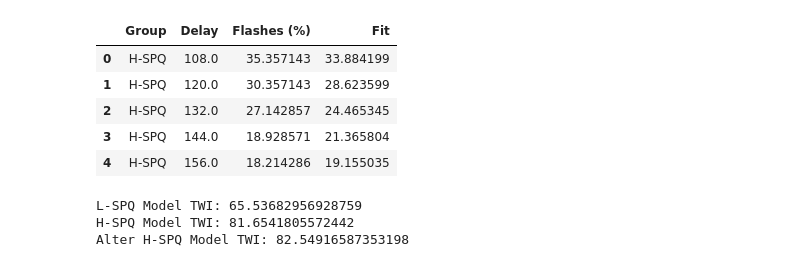
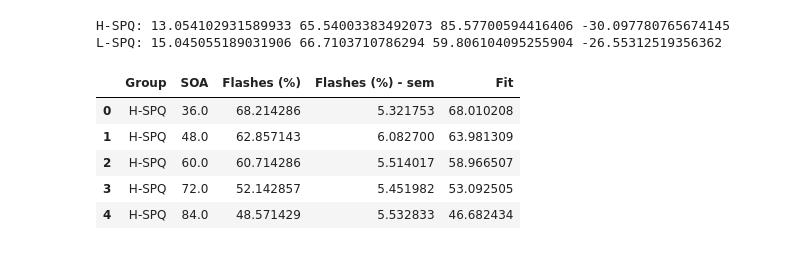
Before and after one commit to renatoparedes/SCZ_DFI_Model, a Jupyter notebook: Fitting_Plot.ipynb, the cells around one changed output. Saved outputs shown, nothing was run; the diff lists cells and outputs as text; code cells hidden in the pictures.

```diff
--- a/Fitting_Plot.ipynb
+++ b/Fitting_Plot.ipynb
@@ -127,41 +104,34 @@ def sigfit(x, y):
+# %%
+hspq_raw_data = avg_data.query("Group == 'H-SPQ' ")["Flashes (%)"].values
+lspq_raw_data = avg_data.query("Group == 'L-SPQ' ")["Flashes (%)"].values
+
+hspq_a, hspq_b, hspq_c, hspq_d = sigfit(soas, hspq_raw_data)
+lspq_a, lspq_b, lspq_c, lspq_d = sigfit(soas, lspq_raw_data)
+
+print("H-SPQ:", hspq_a, hspq_b, hspq_c, hspq_d)
+print("L-SPQ:", lspq_a, lspq_b, lspq_c, lspq_d)
+# %% [output]
+H-SPQ: 13.054102931589933 65.54003383492073 85.57700594416406 -30.097780765674145
+L-SPQ: 15.045055189031906 66.7103710786294 59.806104095255904 -26.55312519356362
 # %%
-import pandas as pd
-import numpy as np
-
-# Load data
-df = pd.read_csv("DFI_SPQ_Data.csv")
-data = pd.melt(df, value_name="Flashes", var_name="Delay", id_vars=["ID", "Group"])
-data["Flashes"] = (data["Flashes"] / 10) * 100
-
-# Average data by group
-avg_data = data.groupby(["Group", "Delay"])["Flashes"].aggregate(["mean"])
-avg_data.reset_index(inplace=True)
-avg_data.rename(columns={"mean": "Flashes (%)"}, inplace=True)
-avg_data["Delay"] = avg_data.Delay.astype(float)
-
 # Fit group data to sigmoid
 for group in avg_data.groupby("Group"):
     if group[0] == "H-SPQ":
-        group[1]["Fit"] = sig(
-            x=group[1]["Delay"], a=14.6033, b=61.7941, c=86.2012, d=-27.569
-        )
+        group[1]["Fit"] = sig(x=group[1]["SOA"], a=hspq_a, b=hspq_b, c=hspq_c, d=hspq_d)
         df_hspq = group[1]
     elif group[0] == "L-SPQ":
-        group[1]["Fit"] = sig(
-            x=group[1]["Delay"], a=15.045, b=66.7106, c=59.806, d=-26.553
-        )
+        group[1]["Fit"] = sig(x=group[1]["SOA"], a=lspq_a, b=lspq_b, c=lspq_c, d=lspq_d)
         df_lspq = group[1]
 
-soas = dataset.query("Group == 'L-SPQ'").sort_values(by=["Delay"])["Delay"].values
 dataset = pd.concat([df_hspq, df_lspq])
 dataset.head()
 # %% [output]
-|  | Group | Delay | Flashes (%) | Fit |
-| 0 | H-SPQ | 108.0 | 35.357143 | 33.884199 |
-| 1 | H-SPQ | 120.0 | 30.357143 | 28.623599 |
-| 2 | H-SPQ | 132.0 | 27.142857 | 24.465345 |
-| 3 | H-SPQ | 144.0 | 18.928571 | 21.365804 |
-| 4 | H-SPQ | 156.0 | 18.214286 | 19.155035 |
+|  | Group | SOA | Flashes (%) | Flashes (%) - sem | Fit |
+| 0 | H-SPQ | 36.0 | 68.214286 | 5.321753 | 68.010208 |
+| 1 | H-SPQ | 48.0 | 62.857143 | 6.082700 | 63.981309 |
+| 2 | H-SPQ | 60.0 | 60.714286 | 5.514017 | 58.966507 |
+| 3 | H-SPQ | 72.0 | 52.142857 | 5.451982 | 53.092505 |
+| 4 | H-SPQ | 84.0 | 48.571429 | 5.532833 | 46.682434 |
 # %%
 from skneuromsi.neural import Paredes2022
 import numpy as np
@@ -241,26 +204 @@ results = [i[1] for i in par_res]
 alter_hspq_raw_model_data = np.array(two_flashes) * 100
-# %%
-model_soas = np.linspace(soas[0], soas[-1], 100)
-
-a, b = np.min(lspq_raw_model_data), np.max(lspq_raw_model_data)
-lc, ld = sigfit(soas, lspq_raw_model_data)
-lspq_model_data = sig(model_soas, a, b, lc, ld)
-
-a, b = np.min(hspq_raw_model_data), np.max(hspq_raw_model_data)
-hc, hd = sigfit(soas, hspq_raw_model_data)
-hspq_model_data = sig(model_soas, a, b, hc, hd)
-
-a, b = np.min(alter_hspq_raw_model_data), np.max(alter_hspq_raw_model_data)
-alter_hc, alter_hd = sigfit(soas, alter_hspq_raw_model_data)
-alter_hspq_model_data = sig(model_soas, a, b, alter_hc, alter_hd)
-
-lspq_data = dataset.query("Group == 'L-SPQ' ").sort_values("Delay").Fit.values
-hspq_data = dataset.query("Group == 'H-SPQ' ").sort_values("Delay").Fit.values
-
-print("L-SPQ Model TWI:", lc)
-print("H-SPQ Model TWI:", hc)
-print("Alter H-SPQ Model TWI:", alter_hc)
-# %% [output]
-L-SPQ Model TWI: 65.53682956928759
-H-SPQ Model TWI: 81.6541805572442
-Alter H-SPQ Model TWI: 82.54916587353198
```
Also changed, not shown: parts of 9 cells of this notebook, 1 other file.
